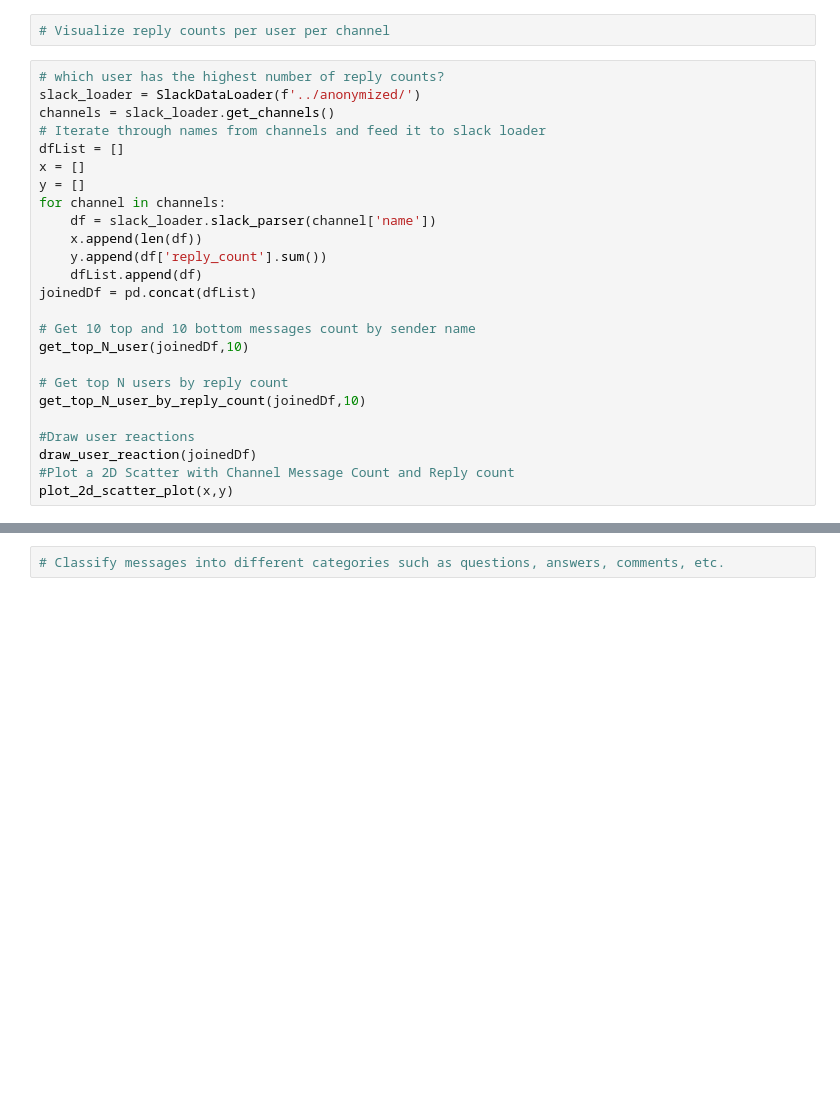
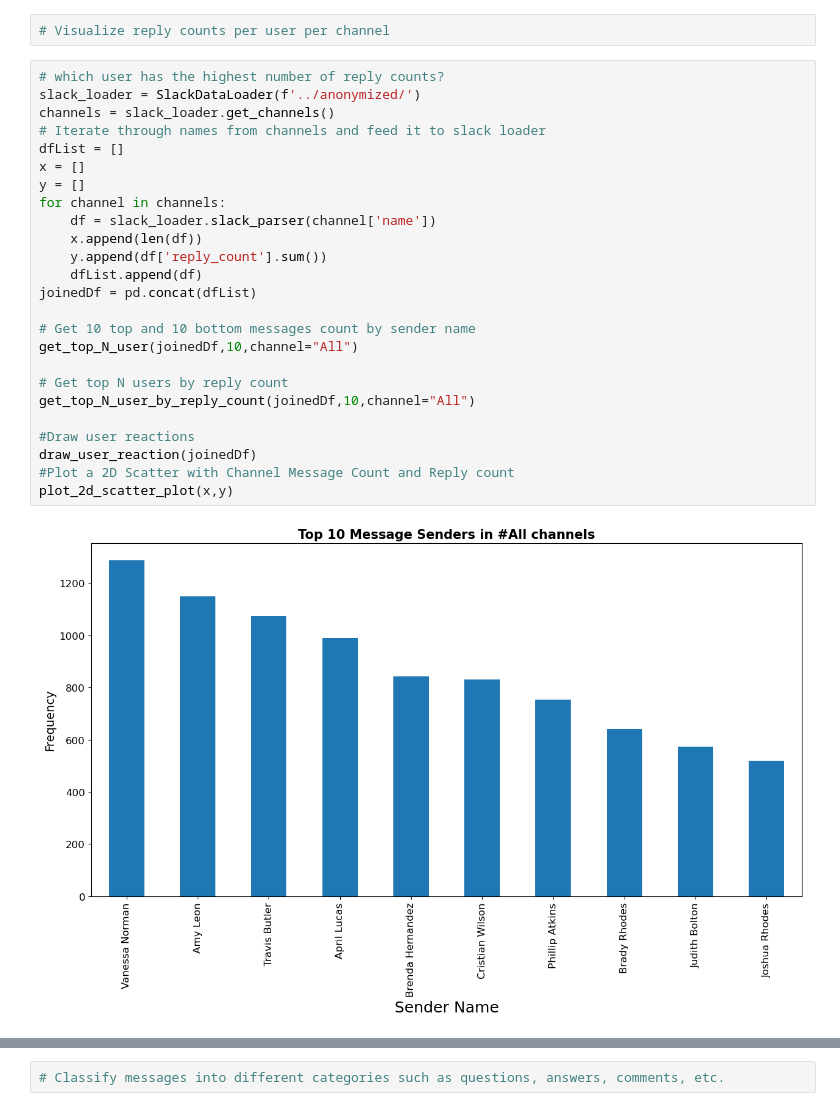
Before and after one commit to fanuelabebe/Cohort_week_0_repo, a Jupyter notebook: notebooks/parse_slack_data.ipynb, the cells around one changed output, grey strips where cells are left out. Drawn from its saved outputs; the diff is of its cells as text; blank space fills up the shorter version.

```diff
--- a/notebooks/parse_slack_data.ipynb
+++ b/notebooks/parse_slack_data.ipynb
@@ -188,25 +192,27 @@ Below are some useful questions to answer. Feel free to explore to answer other
 # %%
 # which user has the highest number of reply counts?
 slack_loader = SlackDataLoader(f'../anonymized/')
 channels = slack_loader.get_channels()
 # Iterate through names from channels and feed it to slack loader
 dfList = []
 x = []
 y = []
 for channel in channels:
     df = slack_loader.slack_parser(channel['name'])
     x.append(len(df))
     y.append(df['reply_count'].sum())
     dfList.append(df)
 joinedDf = pd.concat(dfList)
 
 # Get 10 top and 10 bottom messages count by sender name
-get_top_N_user(joinedDf,10)
+get_top_N_user(joinedDf,10,channel="All")
 
 # Get top N users by reply count
-get_top_N_user_by_reply_count(joinedDf,10)
+get_top_N_user_by_reply_count(joinedDf,10,channel="All")
 
 #Draw user reactions
 draw_user_reaction(joinedDf)
 #Plot a 2D Scatter with Channel Message Count and Reply count
 plot_2d_scatter_plot(x,y)
+# %% [output]
+[figure, added]
```
Also changed, not shown: parts of 9 cells of this notebook, 2 other files.
